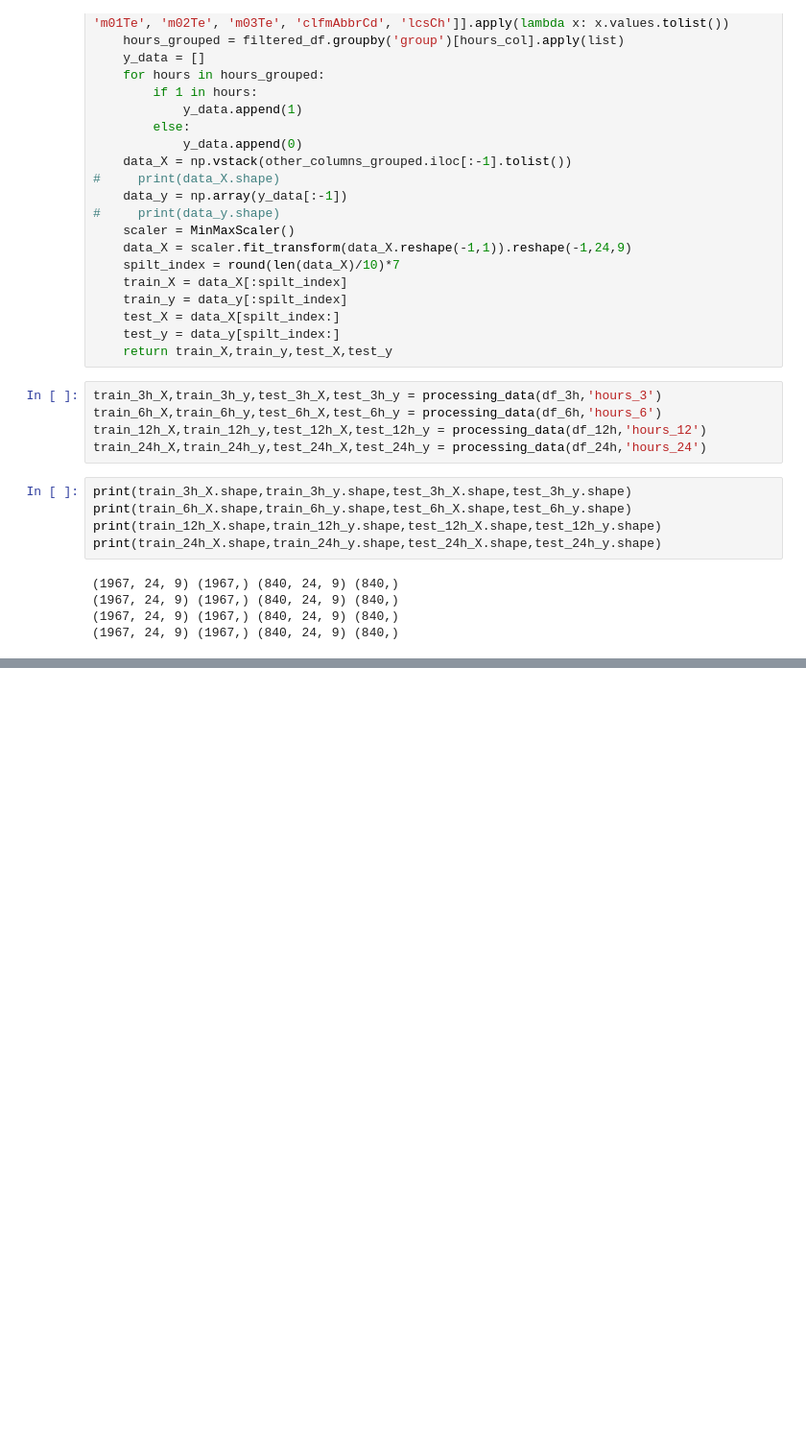
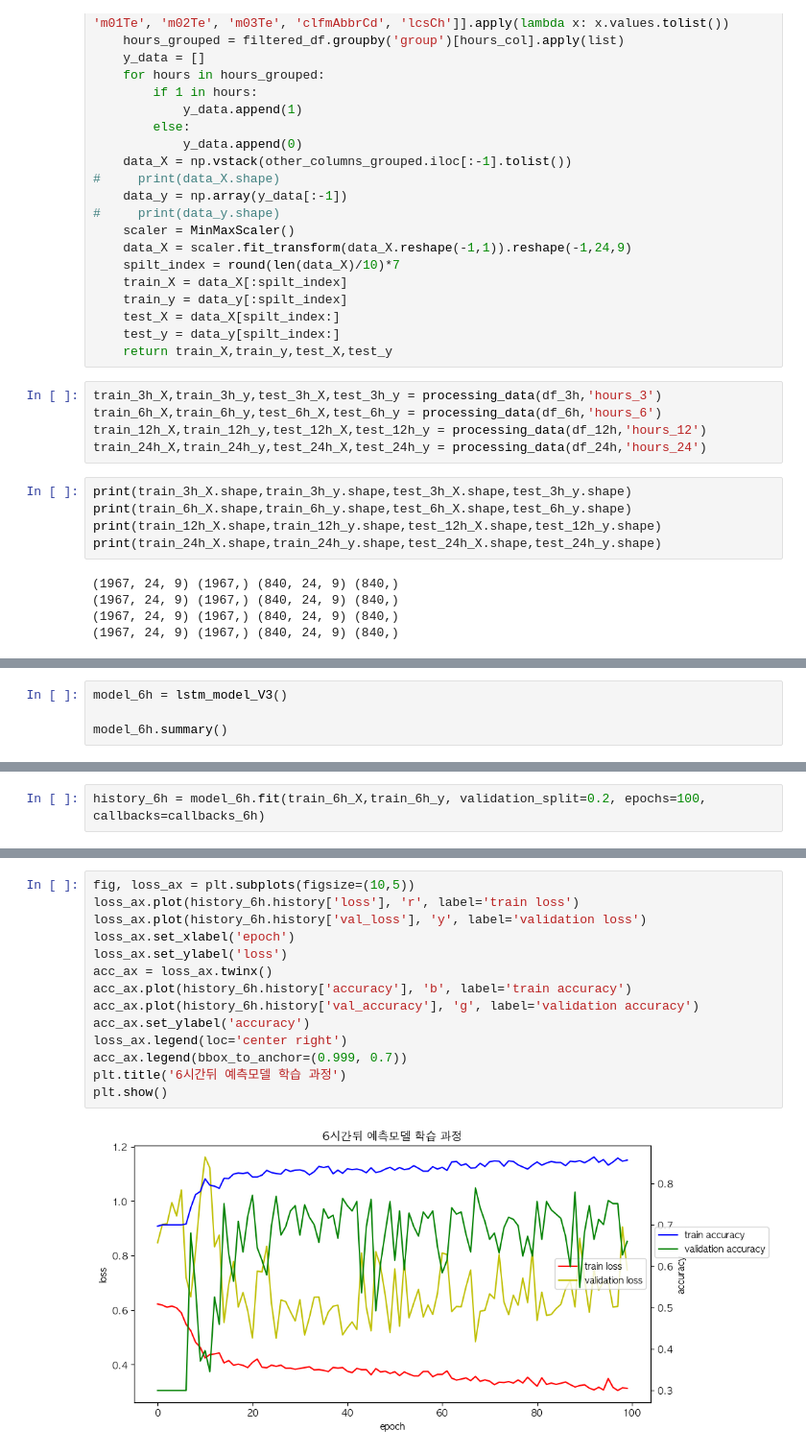
Before and after one commit to KHH0618/RainScanner, a Jupyter notebook: LSTM/LSTM_models_train.ipynb, the cells around one changed output, grey strips where cells are left out. Shown: that part at 96% size. Drawn from its saved outputs; the diff is of its cells as text; blank space fills up the shorter version.

```diff
--- a/LSTM/LSTM_models_train.ipynb
+++ b/LSTM/LSTM_models_train.ipynb
@@ -225,3 +228,7 @@ Total params: 99,585
 Trainable params: 99,585
 Non-trainable params: 0
 __________________________________________________________________________________________________
+# %%
+model_6h = lstm_model_V3()
+
+model_6h.summary()
@@ -248,0 +333,2 @@ Epoch 50/50
+# %%
+history_6h = model_6h.fit(train_6h_X,train_6h_y, validation_split=0.2, epochs=100, callbacks=callbacks_6h)
@@ -248,0 +433,16 @@ Epoch 50/50
+# %%
+fig, loss_ax = plt.subplots(figsize=(10,5))
+loss_ax.plot(history_6h.history['loss'], 'r', label='train loss')
+loss_ax.plot(history_6h.history['val_loss'], 'y', label='validation loss')
+loss_ax.set_xlabel('epoch')
+loss_ax.set_ylabel('loss')
+acc_ax = loss_ax.twinx()
+acc_ax.plot(history_6h.history['accuracy'], 'b', label='train accuracy')
+acc_ax.plot(history_6h.history['val_accuracy'], 'g', label='validation accuracy')
+acc_ax.set_ylabel('accuracy')
+loss_ax.legend(loc='center right')
+acc_ax.legend(bbox_to_anchor=(0.999, 0.7))
+plt.title('6시간뒤 예측모델 학습 과정')
+plt.show()
+# %% [output]
+[figure, added]
```
Also changed, not shown: parts of 31 cells of this notebook, 7 other files.
